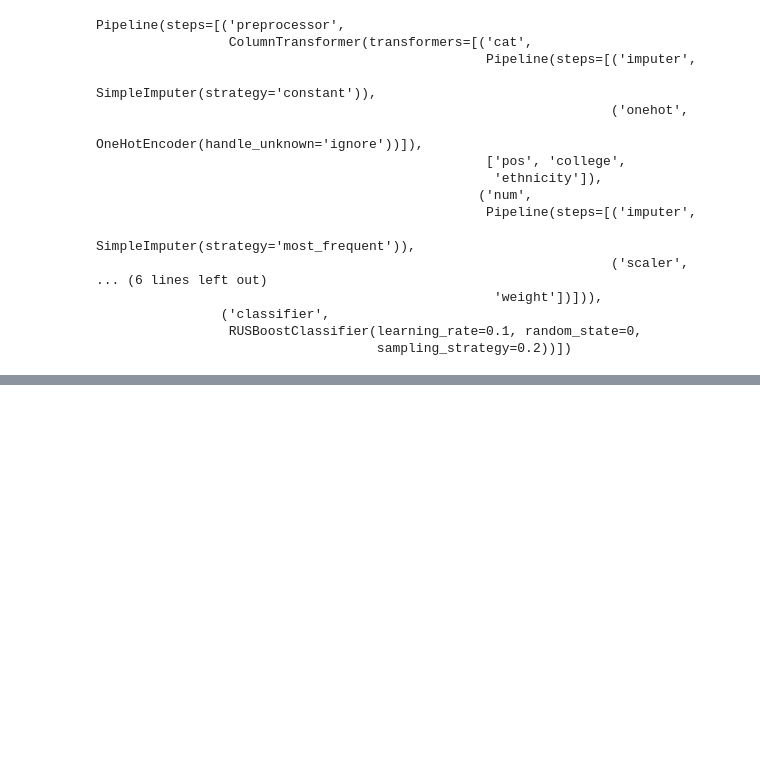
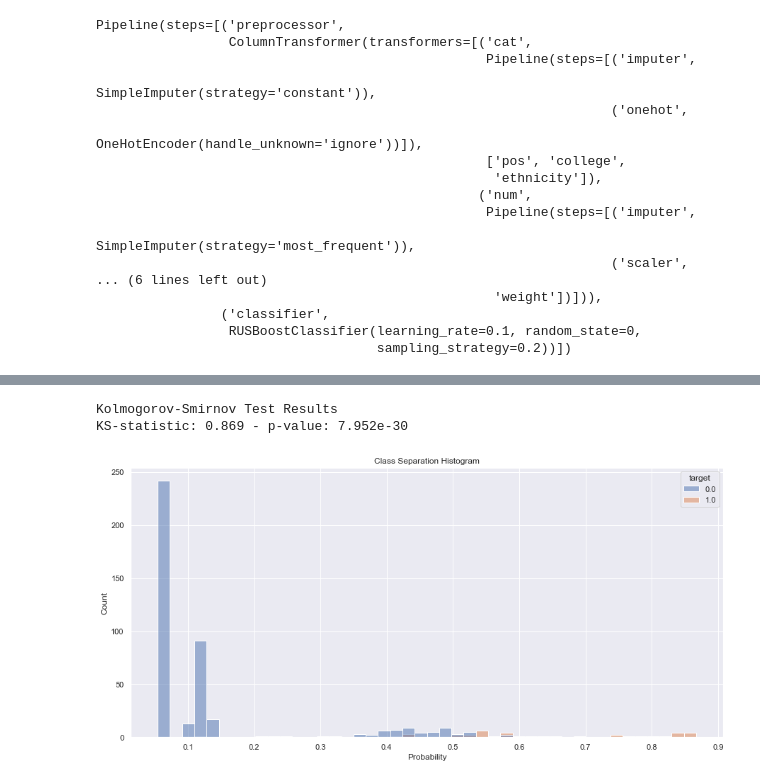
Before and after one commit to AlfredoCinelli/Imbalance_Classification, a Jupyter notebook: model/classification_.ipynb, the cells around one changed output, grey strips where cells are left out. Cells and saved outputs as stored; diff of their text form; code cells hidden in the pictures; blank space fills up the shorter version.

```diff
--- a/model/classification_.ipynb
+++ b/model/classification_.ipynb
@@ -445,0 +443,21 @@ The model Brier score is: 0.05%
+# %%
+# Class separation histogram and KS test
+
+fig = plt.figure()
+sns.histplot(x=proba[:,1], hue=y_test)
+plt.xlabel('Probability')
+plt.title('Class Separation Histogram')
+pass
+
+df = pd.DataFrame()
+df['real'] = y_test
+df['proba'] = proba[:,1]
+class0 = df[df['real'] == 0]
+class1 = df[df['real'] == 1]
+ks = ks_2samp(class0['proba'], class1['proba']) # Kolmogorov-Smirnov two sample test
+print('Kolmogorov-Smirnov Test Results')
+print(f'KS-statistic: {ks.statistic:.3f} - p-value: {ks.pvalue:.3e}')
+# %% [output]
+Kolmogorov-Smirnov Test Results
+KS-statistic: 0.869 - p-value: 7.952e-30
+[figure, added]
```
Also changed, not shown: parts of 45 cells of this notebook.
